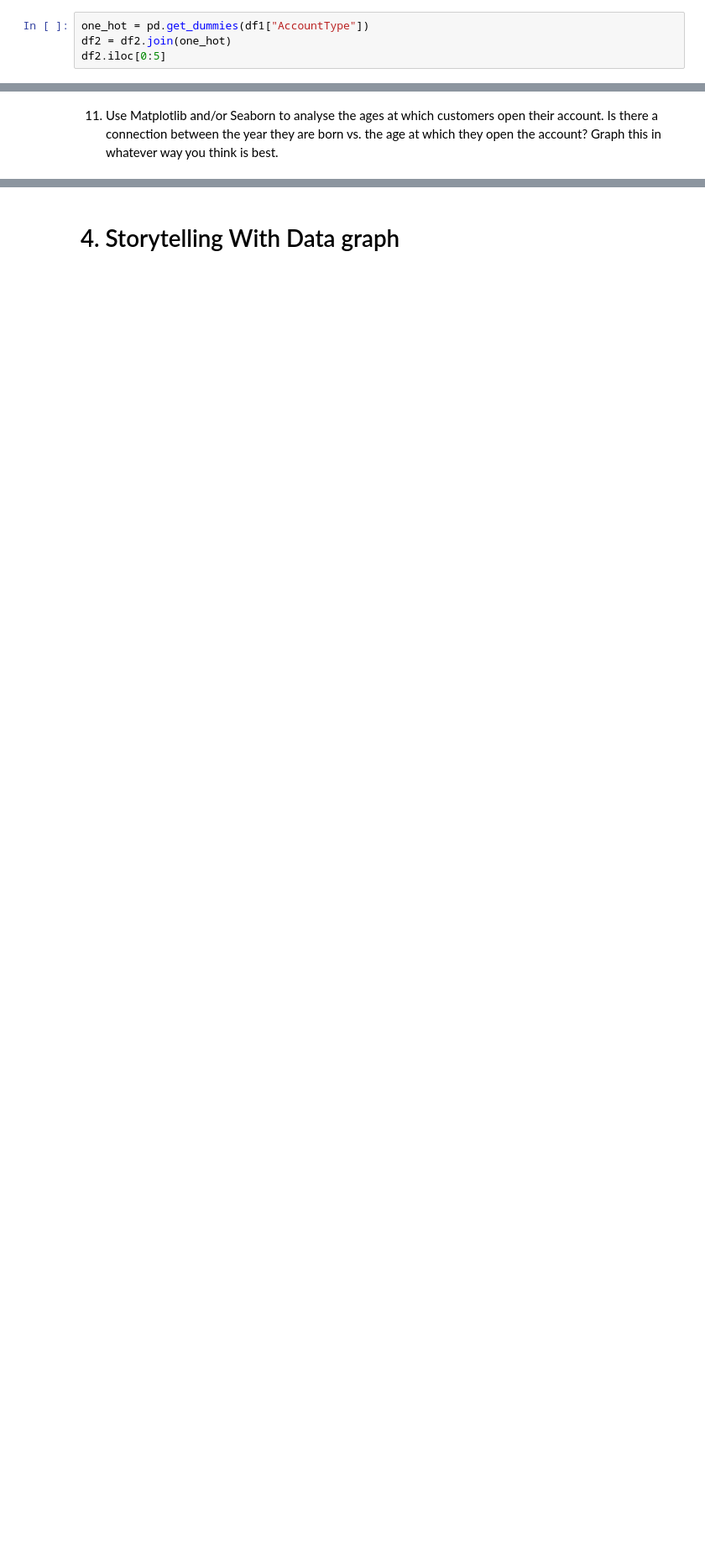
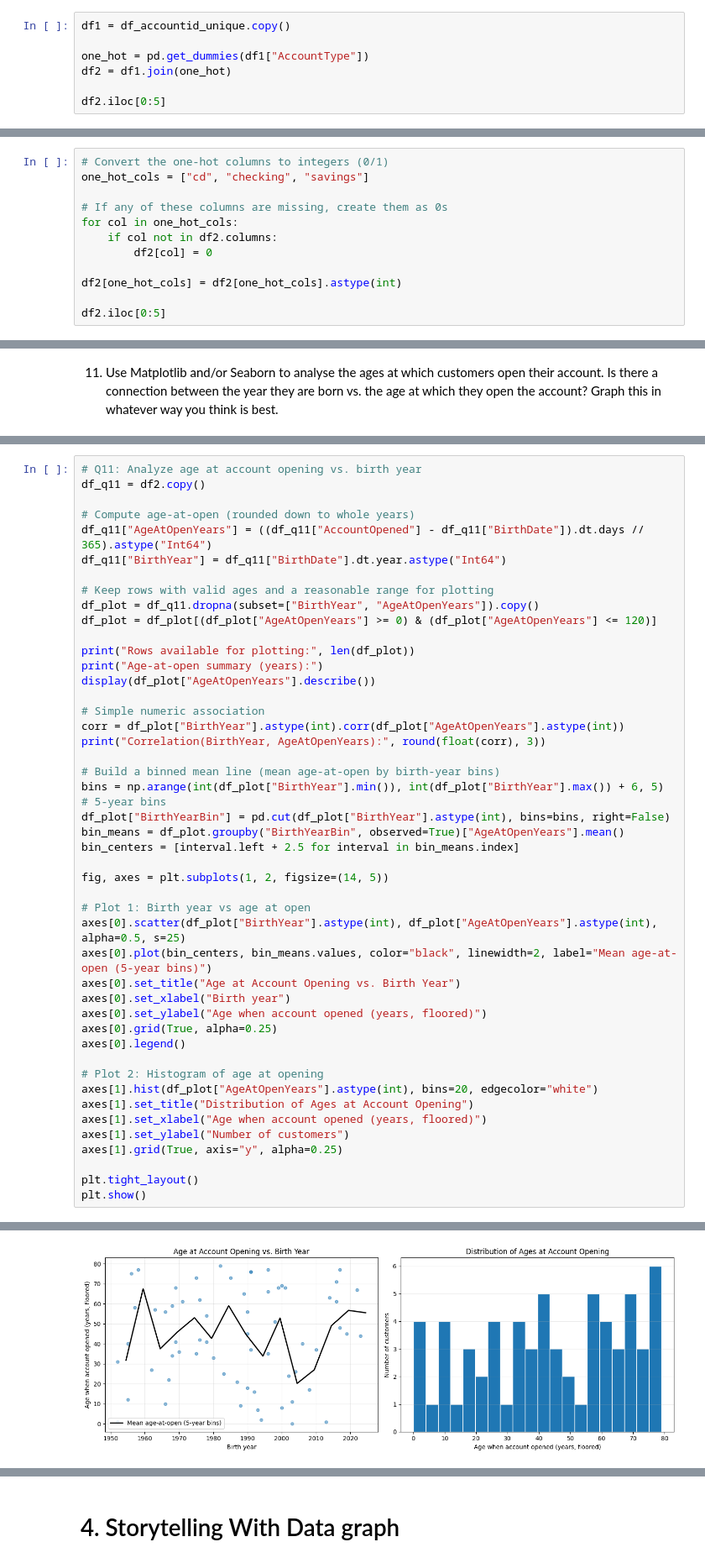
Before and after one commit to RevibeZ/DX699-Mod2-AI-for-Leaders, a Jupyter notebook: OMDS-ModB2-Week1-Pimentel-Erwin.ipynb, the cells around one changed output, grey strips where cells are left out. Shown at 84% size. Saved outputs shown, nothing was run; the diff lists cells and outputs as text; blank space fills up the shorter version.

```diff
--- a/OMDS-ModB2-Week1-Pimentel-Erwin.ipynb
+++ b/OMDS-ModB2-Week1-Pimentel-Erwin.ipynb
@@ -427,6 +489,9 @@ Suggested Google search or ChatGPT prompt: "how can I find out the mean, median,
 # %% [markdown]
 9. One-hot encode the AccountType column.  This means creating a new "checking," "savings", and "cd" columns so that you can run machine learning algorithms.
 # %%
+df1 = df_accountid_unique.copy()
+
 one_hot = pd.get_dummies(df1["AccountType"])
-df2 = df2.join(one_hot)
+df2 = df1.join(one_hot)
+
 df2.iloc[0:5]
@@ -433,2 +505,14 @@ df2.iloc[0:5]
 # %% [markdown]
 Now, change the cd, checking, and savings columns into integers.
+# %%
+# Convert the one-hot columns to integers (0/1)
+one_hot_cols = ["cd", "checking", "savings"]
+
+# If any of these columns are missing, create them as 0s
+for col in one_hot_cols:
+    if col not in df2.columns:
+        df2[col] = 0
+
+df2[one_hot_cols] = df2[one_hot_cols].astype(int)
+
+df2.iloc[0:5]
@@ -469,0 +623,47 @@ ax.set_xlabel("Birth Date") # label the x axis
+# %%
+# Q11: Analyze age at account opening vs. birth year
+df_q11 = df2.copy()
+
+# Compute age-at-open (rounded down to whole years)
+df_q11["AgeAtOpenYears"] = ((df_q11["AccountOpened"] - df_q11["BirthDate"]).dt.days // 365).astype("Int64")
+df_q11["BirthYear"] = df_q11["BirthDate"].dt.year.astype("Int64")
+
+# Keep rows with valid ages and a reasonable range for plotting
+df_plot = df_q11.dropna(subset=["BirthYear", "AgeAtOpenYears"]).copy()
+df_plot = df_plot[(df_plot["AgeAtOpenYears"] >= 0) & (df_plot["AgeAtOpenYears"] <= 120)]
+
+print("Rows available for plotting:", len(df_plot))
+print("Age-at-open summary (years):")
+display(df_plot["AgeAtOpenYears"].describe())
+
+# Simple numeric association
+corr = df_plot["BirthYear"].astype(int).corr(df_plot["AgeAtOpenYears"].astype(int))
+print("Correlation(BirthYear, AgeAtOpenYears):", round(float(corr), 3))
+
+# Build a binned mean line (mean age-at-open by birth-year bins)
+bins = np.arange(int(df_plot["BirthYear"].min()), int(df_plot["BirthYear"].max()) + 6, 5)  # 5-year bins
+df_plot["BirthYearBin"] = pd.cut(df_plot["BirthYear"].astype(int), bins=bins, right=False)
+bin_means = df_plot.groupby("BirthYearBin", observed=True)["AgeAtOpenYears"].mean()
+bin_centers = [interval.left + 2.5 for interval in bin_means.index]
+
+fig, axes = plt.subplots(1, 2, figsize=(14, 5))
+
+# Plot 1: Birth year vs age at open
+axes[0].scatter(df_plot["BirthYear"].astype(int), df_plot["AgeAtOpenYears"].astype(int), alpha=0.5, s=25)
+axes[0].plot(bin_centers, bin_means.values, color="black", linewidth=2, label="Mean age-at-open (5-year bins)")
+axes[0].set_title("Age at Account Opening vs. Birth Year")
+axes[0].set_xlabel("Birth year")
+axes[0].set_ylabel("Age when account opened (years, floored)")
+axes[0].grid(True, alpha=0.25)
+axes[0].legend()
+
+# Plot 2: Histogram of age at opening
+axes[1].hist(df_plot["AgeAtOpenYears"].astype(int), bins=20, edgecolor="white")
+axes[1].set_title("Distribution of Ages at Account Opening")
+axes[1].set_xlabel("Age when account opened (years, floored)")
+axes[1].set_ylabel("Number of customers")
+axes[1].grid(True, axis="y", alpha=0.25)
+
+plt.tight_layout()
+plt.show()
+# %% [output]
@@ -469,0 +682 @@ ax.set_xlabel("Birth Date") # label the x axis
+[figure, added]
```
Also changed, not shown: parts of 8 cells of this notebook.
